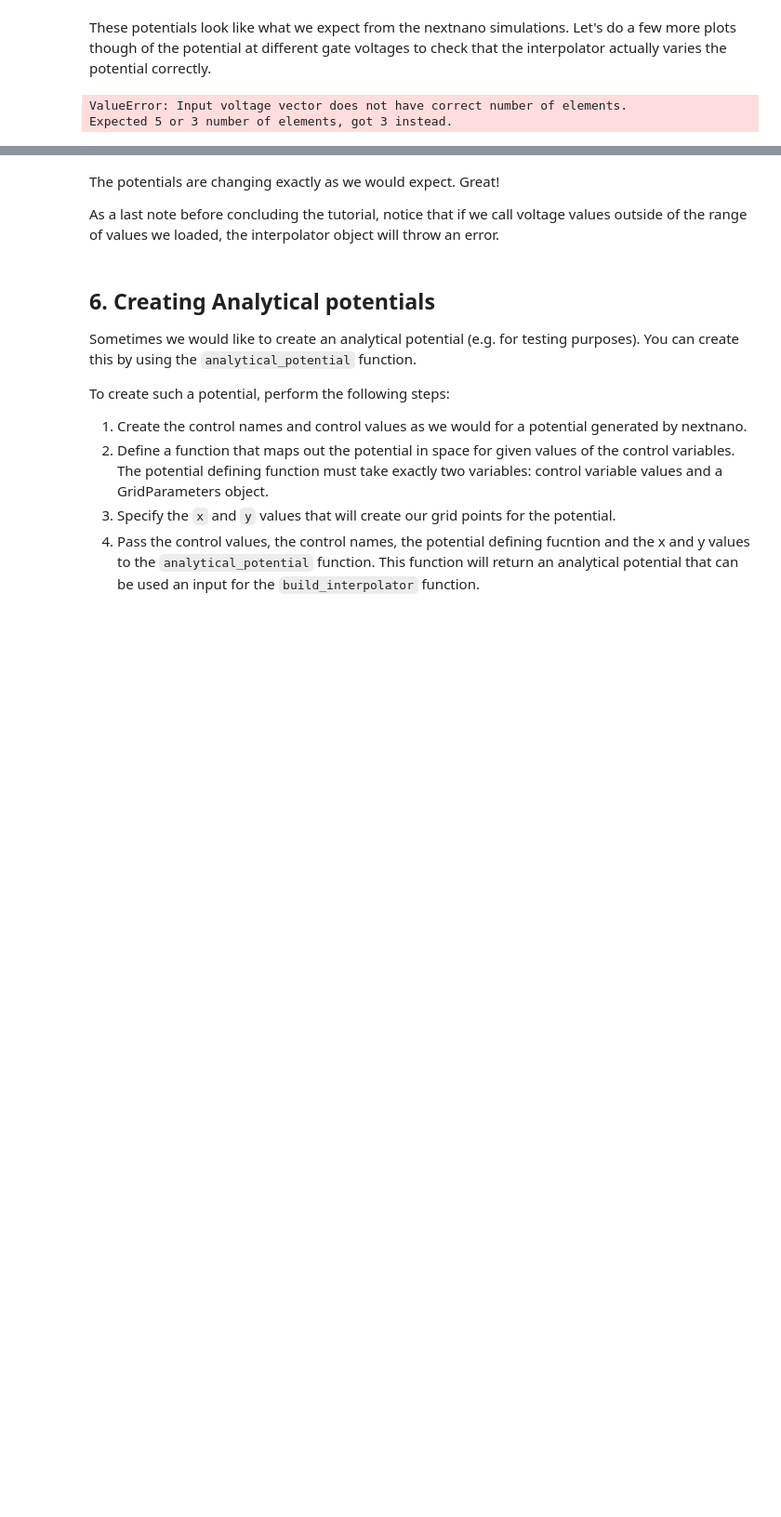
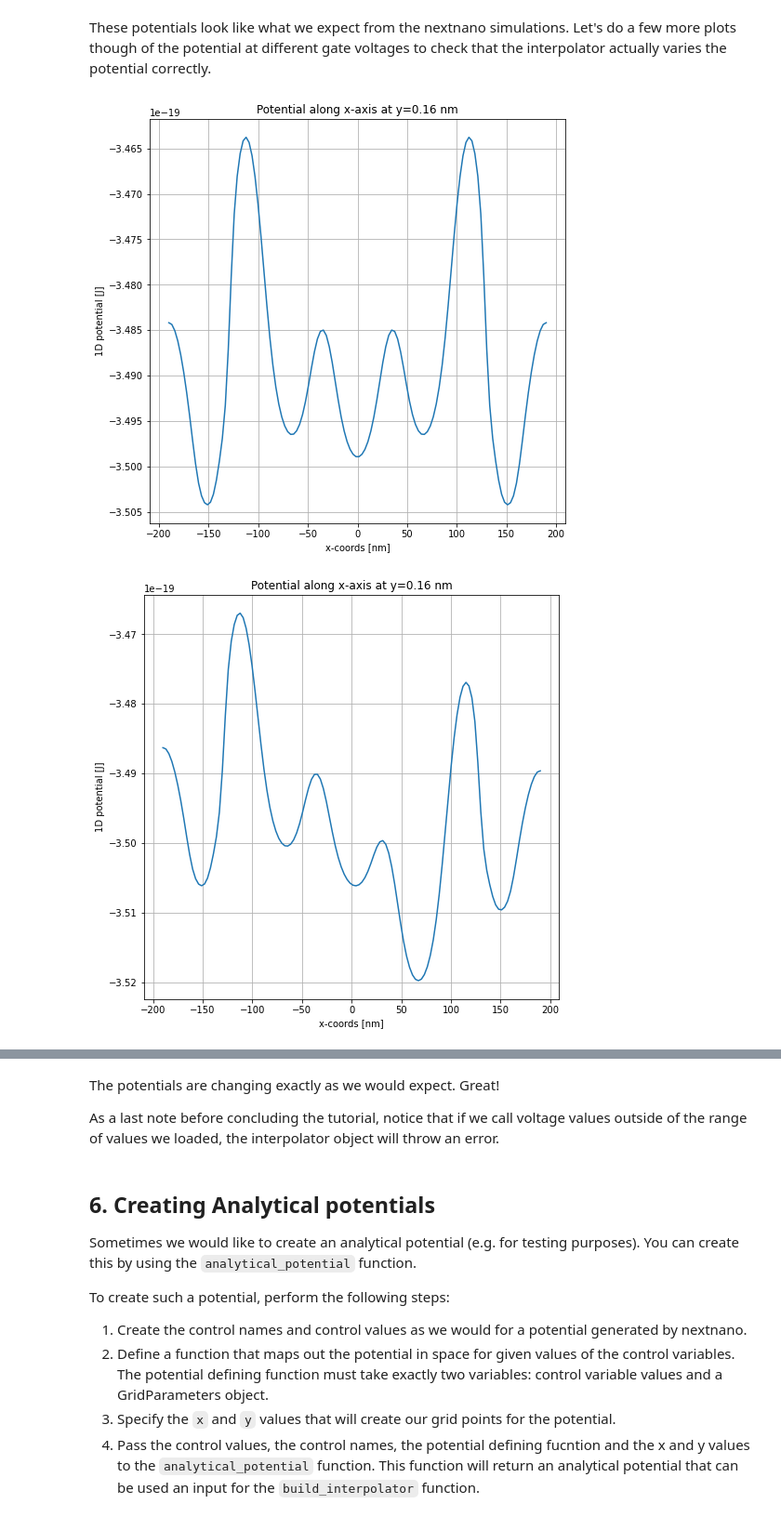
Before and after one commit to mainCSG/QuDiPy, a Jupyter notebook: Loading Potentials with NextNano Conversion.ipynb, the cells around one changed output, grey strips where cells are left out. Shown at 93% size. Saved outputs shown, nothing was run; the diff lists cells and outputs as text; code cells hidden in the pictures; blank space fills up the shorter version.

```diff
--- a/Loading Potentials with NextNano Conversion.ipynb
+++ b/Loading Potentials with NextNano Conversion.ipynb
@@ -276,15 +254,15 @@ pot_interp.plot(v_vec, plot_type='1D',x_slice=0, show_wf=True, wf_n=3)
 These potentials look like what we expect from the nextnano simulations.  Let's do a few more plots though of the potential at different gate voltages to check that the interpolator actually varies the potential correctly.
 # %%
 # Let's do 4 different interpolations
-v_vec1 = [0.25, 0.25, 0.25]
-v_vec2 = [0.257, 0.25, 0.25]
-v_vec3 = [0.25, 0.257, 0.25]
-v_vec4 = [0.25, 0.25, 0.257]
+v_vec1 = [0.2]
+v_vec2 = [0.23]
+v_vec3 = [0.24]
+v_vec4 = [0.25]
 
 pot_interp.plot(v_vec1,plot_type='1D')
 pot_interp.plot(v_vec2,plot_type='1D')
 pot_interp.plot(v_vec3,plot_type='1D')
 pot_interp.plot(v_vec4,plot_type='1D')
 # %% [output]
-ValueError: Input voltage vector does not have correct number of elements.
-Expected 5 or 3 number of elements, got 3 instead.
+[figure, added]
+[figure, added]
```
Also changed, not shown: parts of 8 cells of this notebook, 3 other files.
